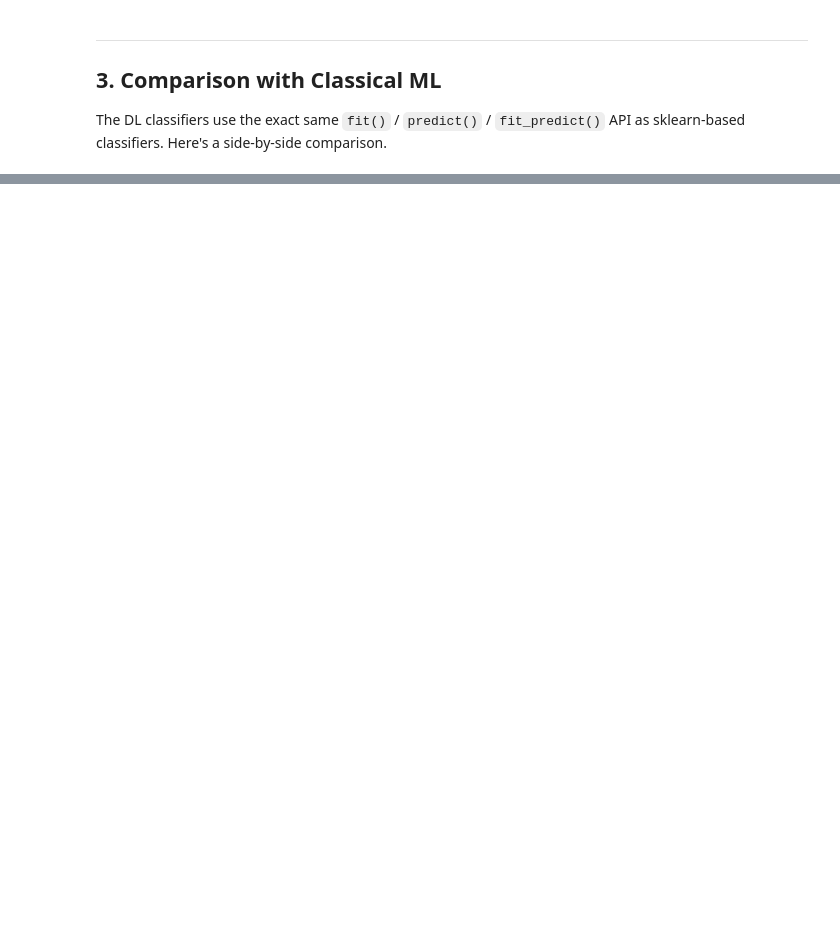
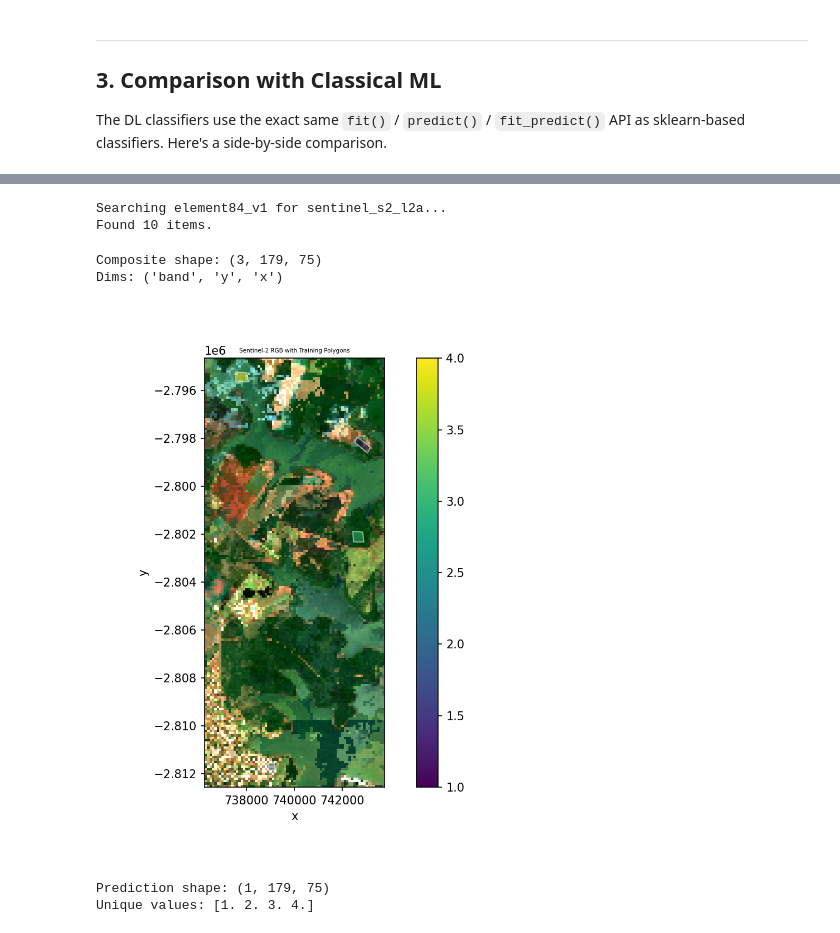
Before and after one commit to jgrss/geowombat, a Jupyter notebook: notebooks/dl_classifiers.ipynb, the cells around one changed output, grey strips where cells are left out. Drawn from its saved outputs; the diff is of its cells as text; code cells hidden in the pictures; blank space fills up the shorter version.

```diff
--- a/notebooks/dl_classifiers.ipynb
+++ b/notebooks/dl_classifiers.ipynb
@@ -292,0 +510,73 @@ plt.show()
+# %%
+from geowombat.core.stac import composite_stac
+from geowombat.ml.dl_classifiers import TorchGeoClassifier
+
+# Create a cloud-free Sentinel-2 RGB composite over the Landsat test area
+# composite_stac() auto-masks clouds using the SCL band and takes the median
+try:
+    data, metadata = composite_stac(
+        stac_catalog="element84_v1",
+        collection="sentinel_s2_l2a",
+        bounds=(-54.65, -25.41, -54.58, -25.25),
+        epsg=32621,
+        bands=["red", "green", "blue"],
+        start_date="2023-06-01",
+        end_date="2023-12-31",
+        cloud_cover_perc=30,
+        resolution=100.0,
+        frequency="YS",       # yearly composite
+        agg="median",          # median pixel value
+        max_items=10,
+        compute=True,
+    )
+    # composite_stac returns (time, band, y, x); take the single composite
+    img = data.isel(time=0) if 'time' in data.dims else data
+    print(f"Composite shape: {img.shape}")
+    print(f"Dims: {img.dims}")
+    STAC_OK = True
+except Exception as e:
+    print(f"STAC download failed (need network): {e}")
+    print("Skipping STAC examples.")
+    STAC_OK = False
+# %% [output]
+Searching element84_v1 for sentinel_s2_l2a...
+Found 10 items.
+Composite shape: (3, 179, 75)
+Dims: ('band', 'y', 'x')
+# %%
+# Plot the downloaded Sentinel-2 image with training polygons
+if STAC_OK:
+    fig, ax = plt.subplots(1, 1, figsize=(8, 6))
+    img.plot.imshow(robust=True, ax=ax)
+    labels.to_crs(img.attrs.get('crs', labels.crs)).plot(
+        ax=ax, column='lc', legend=True,
+        edgecolor='white', linewidth=1, alpha=0.5,
+    )
+    ax.set_title('Sentinel-2 RGB with Training Polygons')
+    plt.tight_layout()
+    plt.show()
+else:
+    print("Skipped — no STAC data available.")
+# %% [output]
+[figure, added]
+# %%
+# Classify the Sentinel-2 image using a pretrained TorchGeo U-Net
+if STAC_OK:
+    clf = TorchGeoClassifier(
+        model='unet',
+        backbone='resnet18',
+        weights='ResNet18_Weights.SENTINEL2_RGB_MOCO',
+        patch_size=32,
+        max_epochs=5,
+        batch_size=4,
+        verbose=0,
+    )
+    y_stac = fit_predict(img, clf, labels, col='lc')
+
+    print(f"Prediction shape: {y_stac.shape}")
+    print(f"Unique values: {np.unique(y_stac.values[np.isfinite(y_stac.values)])}")
+else:
+    print("Skipped — no STAC data available.")
+# %% [output]
+Prediction shape: (1, 179, 75)
+Unique values: [1. 2. 3. 4.]
```
Also changed, not shown: parts of 16 cells of this notebook, 11 other files.
